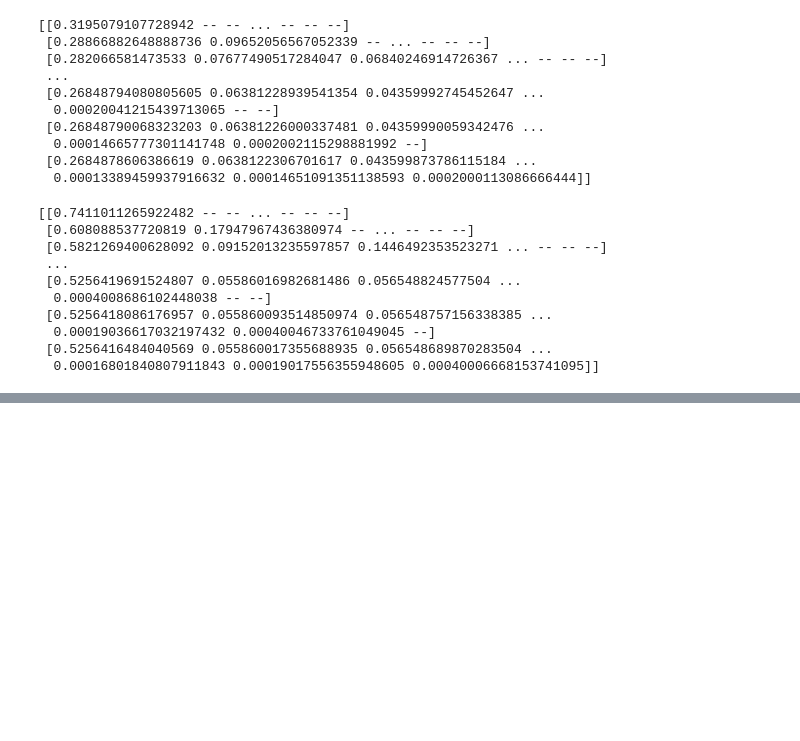
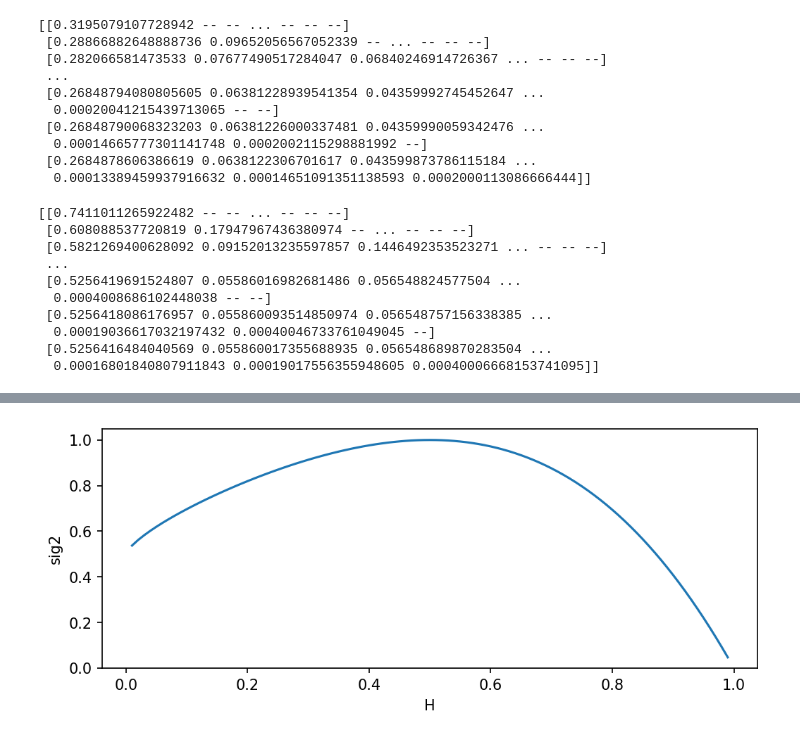
Before and after one commit to kaiboy05/fbm, a Jupyter notebook: notebooks/Hosking_sim.ipynb, the cells around one changed output, grey strips where cells are left out. Drawn from its saved outputs; the diff is of its cells as text; code cells hidden in the pictures; blank space fills up the shorter version.

```diff
--- a/notebooks/Hosking_sim.ipynb
+++ b/notebooks/Hosking_sim.ipynb
@@ -225,0 +227,15 @@ plt.show()
+# %%
+size=1000
+def cond_var(H):
+    fbm_gen.generate_fBm(H=H, size=100)
+    return fbm_gen.sig2[-1]
+
+hs = np.linspace(0.01, 0.99, 99)
+sig2s = np.vectorize(cond_var)(hs)
+plt.figure(figsize=(8,3),dpi=150)
+plt.plot(hs, sig2s)
+plt.ylabel('sig2')
+plt.xlabel('H')
+plt.show()
+# %% [output]
+[figure, added]
```
Also changed, not shown: parts of 1 cell of this notebook, 12 other files.
